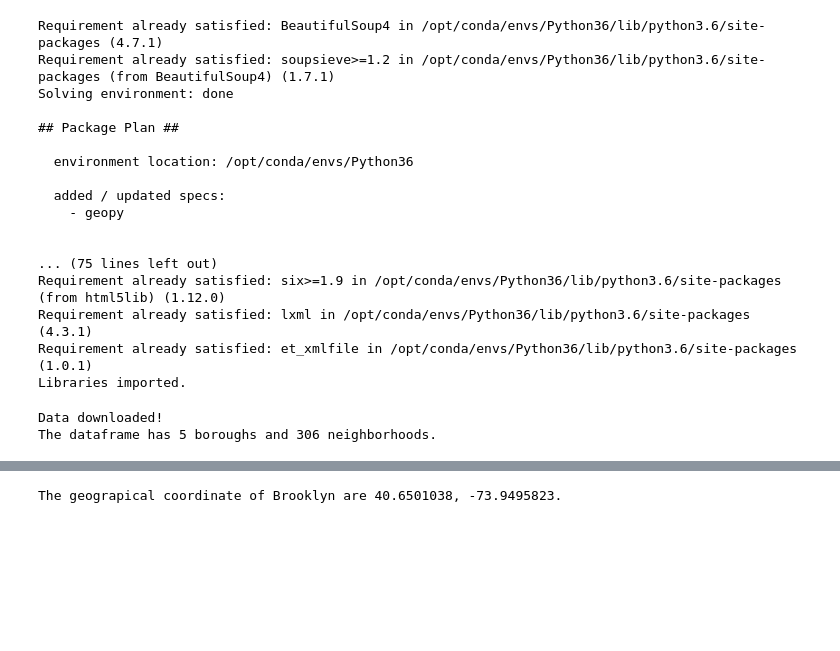
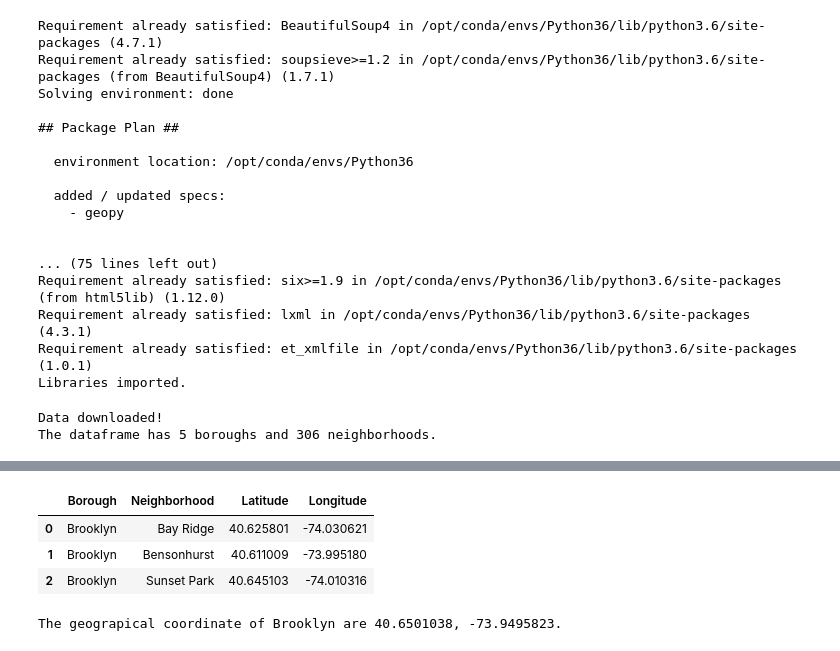
Before and after one commit to stryder518/Data_Science_Capstone, a Jupyter notebook: Data Science Capstone.ipynb, the cells around one changed output, grey strips where cells are left out. Drawn from its saved outputs; the diff is of its cells as text; code cells hidden in the pictures; blank space fills up the shorter version.

```diff
--- a/Data Science Capstone.ipynb
+++ b/Data Science Capstone.ipynb
@@ -161,8 +159,13 @@ url = ('https://api.foursquare.com/v2/venues/search?client_id={}&client_secret={
                                                                   radius,
                                                                   limit)
 # %%
-brooklyn_data = neighborhoods[neighborhoods['Borough'] == 'Brooklyn'].reset_index(drop=True) #define a new dataframe of just manhattans neighborhoods.
-#brooklyn_data.head(10)
+brooklyn_data = neighborhoods[neighborhoods['Borough'] == 'Brooklyn'].reset_index(drop=True) #define a new dataframe of just brooklyns neighborhoods.
+brooklyn_data.head(3)
+# %% [output]
+|  | Borough | Neighborhood | Latitude | Longitude |
+| 0 | Brooklyn | Bay Ridge | 40.625801 | -74.030621 |
+| 1 | Brooklyn | Bensonhurst | 40.611009 | -73.995180 |
+| 2 | Brooklyn | Sunset Park | 40.645103 | -74.010316 |
 # %%
 address = 'Brooklyn, NY'
 
```
Also changed, not shown: parts of 14 cells of this notebook.
